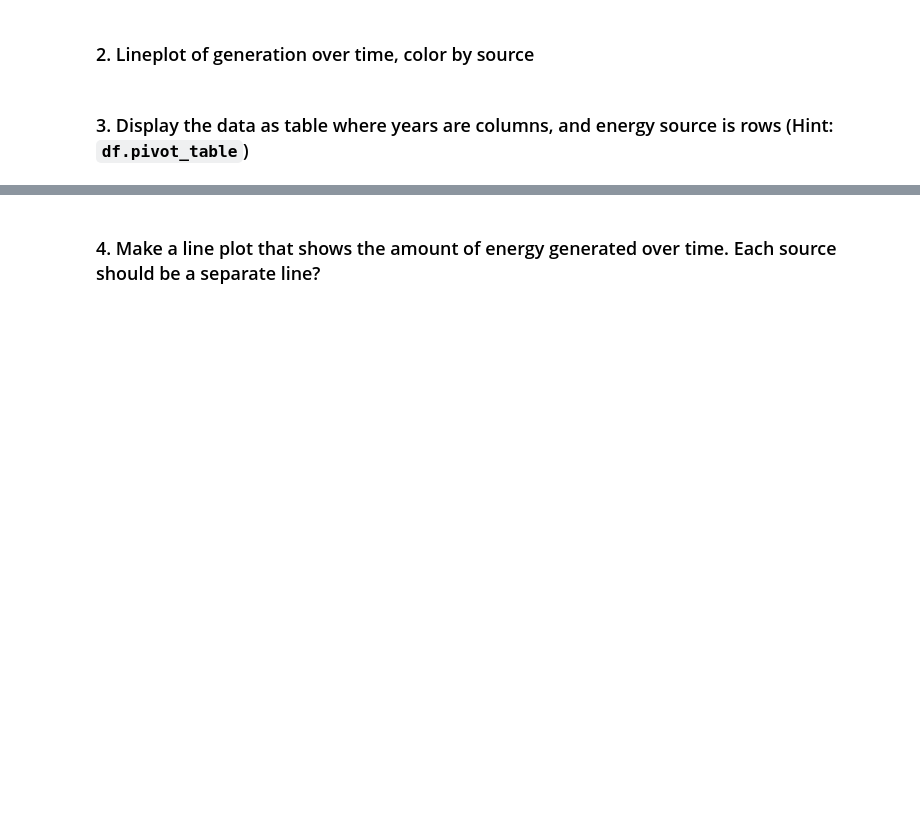
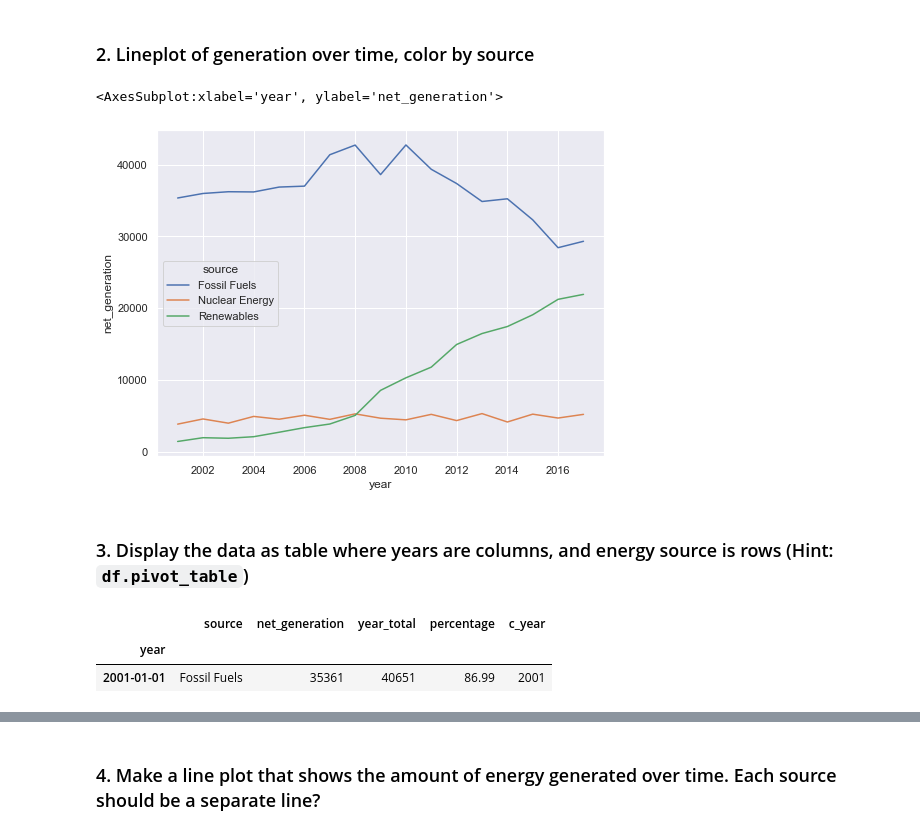
Before and after one commit to aliciag92/time-series-exercises, a Jupyter notebook: datetime_exercises.ipynb, the cells around one changed output, grey strips where cells are left out. Saved outputs shown, nothing was run; the diff lists cells and outputs as text; code cells hidden in the pictures; blank space fills up the shorter version.

```diff
--- a/datetime_exercises.ipynb
+++ b/datetime_exercises.ipynb
@@ -593,3 +657,7 @@ Name: delay, dtype: float64
 ### Bonus
 `from vega_datasets import data
 data.iowa_electricity()`
+# %%
+#acquire data
+iowa = data.iowa_electricity()
+iowa.head()
@@ -595,0 +671,3 @@ data.iowa_electricity()`
+# %%
+iowa = iowa.set_index('year').sort_index()
+iowa.head(1)
@@ -597,0 +715,6 @@ data.iowa_electricity()`
+# %%
+# map the resampled data above (total by year) to the original df
+iowa['year_total'] = iowa.index.map(iowa.net_generation.resample('YS').sum())
+# %%
+iowa['percentage'] = iowa.net_generation/iowa.year_total * 100
+iowa.head()
@@ -598,4 +729,17 @@ data.iowa_electricity()`
 # %% [markdown]
 ### 2. Lineplot of generation over time, color by source
+# %%
+sns.lineplot(data=iowa, x='year', y='net_generation', hue = 'source')
+# %% [output]
+<AxesSubplot:xlabel='year', ylabel='net_generation'>
+[figure, added]
 # %% [markdown]
 ### 3. Display the data as table where years are columns, and energy source is rows (Hint: `df.pivot_table`)
+# %%
+#making a new column called 'c_year' which is just the year
+iowa['c_year'] = iowa.index.year
+iowa.head(1)
+# %% [output]
+|  | source | net_generation | year_total | percentage | c_year |
+| year |  |  |  |  |  |
+| 2001-01-01 | Fossil Fuels | 35361 | 40651 | 86.99 | 2001 |
```
Also changed, not shown: parts of 23 cells of this notebook.
